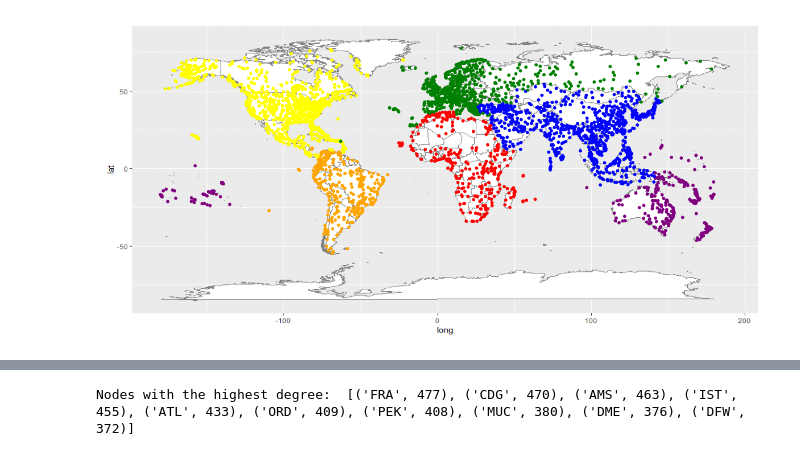
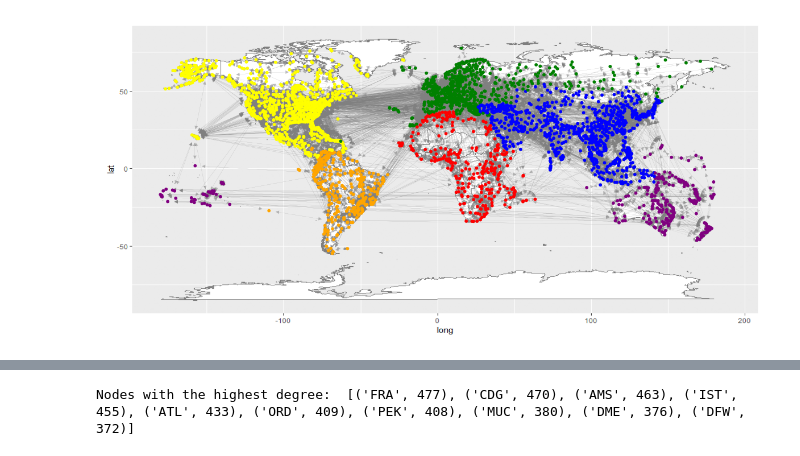
Before and after one commit to kommodeskab/SocialProject, a Jupyter notebook: visuals.ipynb, the cells around one changed output, grey strips where cells are left out. Drawn from its saved outputs; the diff is of its cells as text; code cells hidden in the pictures.

Commit message:
New image

```diff
--- a/visuals.ipynb
+++ b/visuals.ipynb
@@ -14,31 +14,31 @@ with open('data/graphnetwork.gpickle', 'rb') as f:
 # %%
 positions = {k: (v['longitude'], v['latitude']) for k, v in IATA.items()}
 continent_to_color = {
     'Africa': 'red',
     'Asia': 'blue',
     'Europe': 'green',
     'North America': 'yellow',
     'Oceania': 'purple',
     'South America': 'orange',
     'unknown': 'black'
 }
 colors = [continent_to_color[G.nodes[n]['continent']] for n in G.nodes]
 
 import matplotlib.pyplot as plt
 plt.figure(figsize=(15, 10))
 worldmap = plt.imread('images/worldmap.png')
 
 # left, right, bottom, top = -150, 150, -50, 75
 # plt.scatter([0, 0, left, right], [bottom, top, 0, 0], c='black', s=10)
 
 plt.imshow(worldmap, zorder=0, extent=[-218, 211, -110, 95])      ## magic constants
 nx.draw_networkx_nodes(G, positions, node_color=colors, node_size=10)
-# nx.draw_networkx_edges(G, positions, edge_color='gray', alpha=0.5, width=0.1)
+nx.draw_networkx_edges(G, positions, edge_color='gray', alpha=0.5, width=0.1)
 plt.axis('off')
 plt.savefig('images/airports.png', dpi=300, bbox_inches='tight')
 plt.show()
 # %% [output]
-[figure, old version]
+[figure, new version]
 # %%
 import netwulf as nw
 nw.visualize(G)
```
Also changed, not shown: parts of 1 cell of this notebook, 1 other file.
